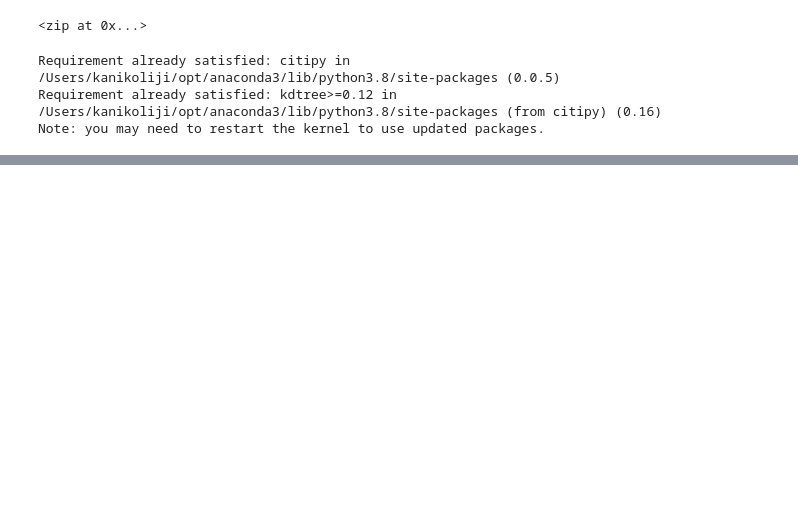
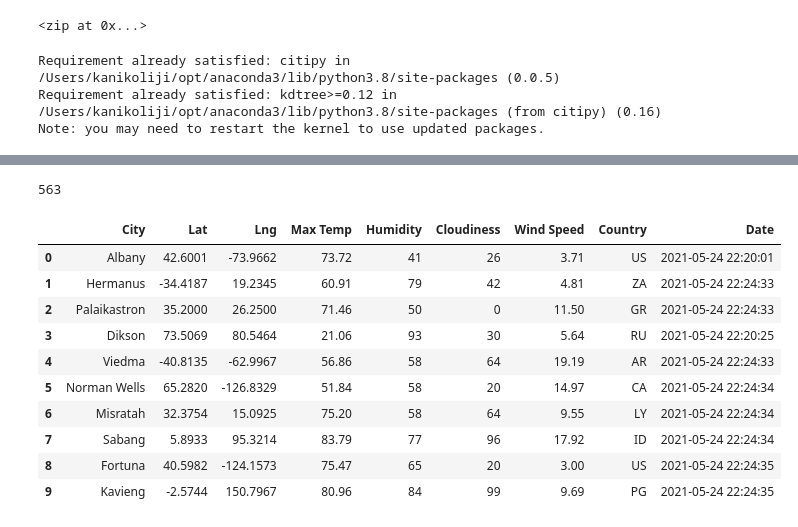
Before and after one commit to KANIKOLIJI/World_Weather_Analysis, a Jupyter notebook: WeatherPy.ipynb, the cells around one changed output, grey strips where cells are left out. Cells and saved outputs as stored; diff of their text form; code cells hidden in the pictures; blank space fills up the shorter version.

```diff
--- a/WeatherPy.ipynb
+++ b/WeatherPy.ipynb
@@ -39,0 +46,4 @@ len(cities)
+# %%
+# Starting URL for Weather Map API Call.
+url = "http://api.openweathermap.org/data/2.5/weather?units=Imperial&APPID=" + weather_api_key
+print(url)
@@ -39,0 +131,20 @@ len(cities)
+# %%
+len(city_data)
+# %% [output]
+563
+# %%
+# Convert the array of dictionaries to a Pandas DataFrame.
+city_data_df = pd.DataFrame(city_data)
+city_data_df.head(10)
+# %% [output]
+|  | City | Lat | Lng | Max Temp | Humidity | Cloudiness | Wind Speed | Country | Date |
+| 0 | Albany | 42.6001 | -73.9662 | 73.72 | 41 | 26 | 3.71 | US | 2021-05-24 22:20:01 |
+| 1 | Hermanus | -34.4187 | 19.2345 | 60.91 | 79 | 42 | 4.81 | ZA | 2021-05-24 22:24:33 |
+| 2 | Palaikastron | 35.2000 | 26.2500 | 71.46 | 50 | 0 | 11.50 | GR | 2021-05-24 22:24:33 |
+| 3 | Dikson | 73.5069 | 80.5464 | 21.06 | 93 | 30 | 5.64 | RU | 2021-05-24 22:20:25 |
+| 4 | Viedma | -40.8135 | -62.9967 | 56.86 | 58 | 64 | 19.19 | AR | 2021-05-24 22:24:33 |
+| 5 | Norman Wells | 65.2820 | -126.8329 | 51.84 | 58 | 20 | 14.97 | CA | 2021-05-24 22:24:34 |
+| 6 | Misratah | 32.3754 | 15.0925 | 75.20 | 58 | 64 | 9.55 | LY | 2021-05-24 22:24:34 |
+| 7 | Sabang | 5.8933 | 95.3214 | 83.79 | 77 | 96 | 17.92 | ID | 2021-05-24 22:24:34 |
+| 8 | Fortuna | 40.5982 | -124.1573 | 75.47 | 65 | 20 | 3.00 | US | 2021-05-24 22:24:35 |
+| 9 | Kavieng | -2.5744 | 150.7967 | 80.96 | 84 | 99 | 9.69 | PG | 2021-05-24 22:24:35 |
```
Also changed, not shown: parts of 8 cells of this notebook, 5 other files.
